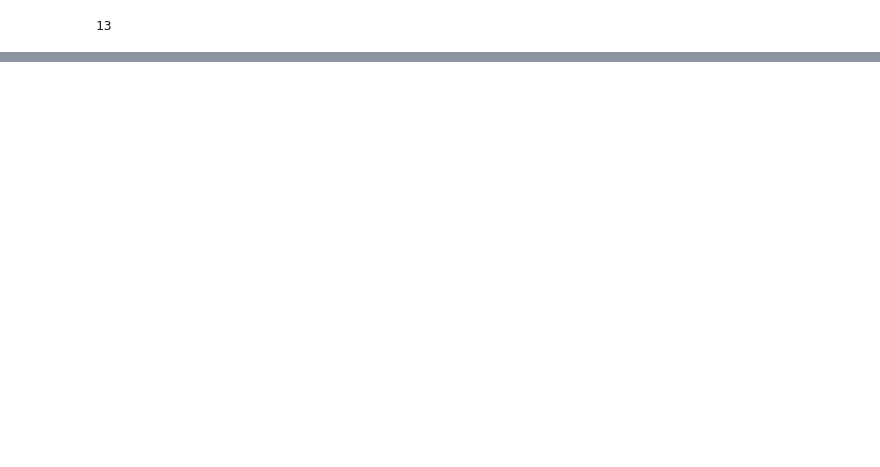
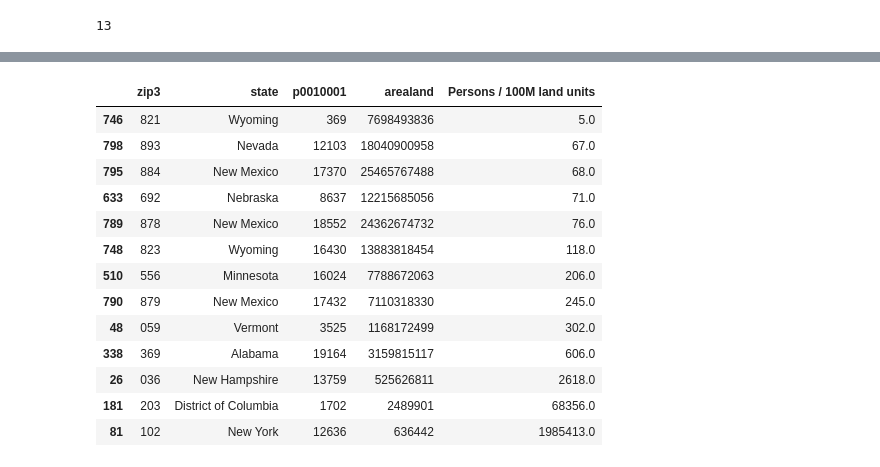
Before and after one commit to Richard-Shimada/US-Zip-Code-Analysis, a Jupyter notebook: Richard Shimada WEB.ipynb, the cells around one changed output, grey strips where cells are left out. Cells and saved outputs as stored; diff of their text form; code cells hidden in the pictures; blank space fills up the shorter version.

```diff
--- a/Richard Shimada WEB.ipynb
+++ b/Richard Shimada WEB.ipynb
@@ -546,0 +311,18 @@ merged.groupby('zip3')['state'].count().sort_values(ascending=False)
+# %%
+#e(iii) The 3-digit zip of 821 has the smallest population density - this is somewhat surprising as I would have guessed Alaska.
+small_df.sort_values(by = 'Persons / 100M land units', ascending=True).round(0)
+# %% [output]
+|  | zip3 | state | p0010001 | arealand | Persons / 100M land units |
+| 746 | 821 | Wyoming | 369 | 7698493836 | 5.0 |
+| 798 | 893 | Nevada | 12103 | 18040900958 | 67.0 |
+| 795 | 884 | New Mexico | 17370 | 25465767488 | 68.0 |
+| 633 | 692 | Nebraska | 8637 | 12215685056 | 71.0 |
+| 789 | 878 | New Mexico | 18552 | 24362674732 | 76.0 |
+| 748 | 823 | Wyoming | 16430 | 13883818454 | 118.0 |
+| 510 | 556 | Minnesota | 16024 | 7788672063 | 206.0 |
+| 790 | 879 | New Mexico | 17432 | 7110318330 | 245.0 |
+| 48 | 059 | Vermont | 3525 | 1168172499 | 302.0 |
+| 338 | 369 | Alabama | 19164 | 3159815117 | 606.0 |
+| 26 | 036 | New Hampshire | 13759 | 525626811 | 2618.0 |
+| 181 | 203 | District of Columbia | 1702 | 2489901 | 68356.0 |
+| 81 | 102 | New York | 12636 | 636442 | 1985413.0 |
```
Also changed, not shown: parts of 79 cells of this notebook, 1 other file.
